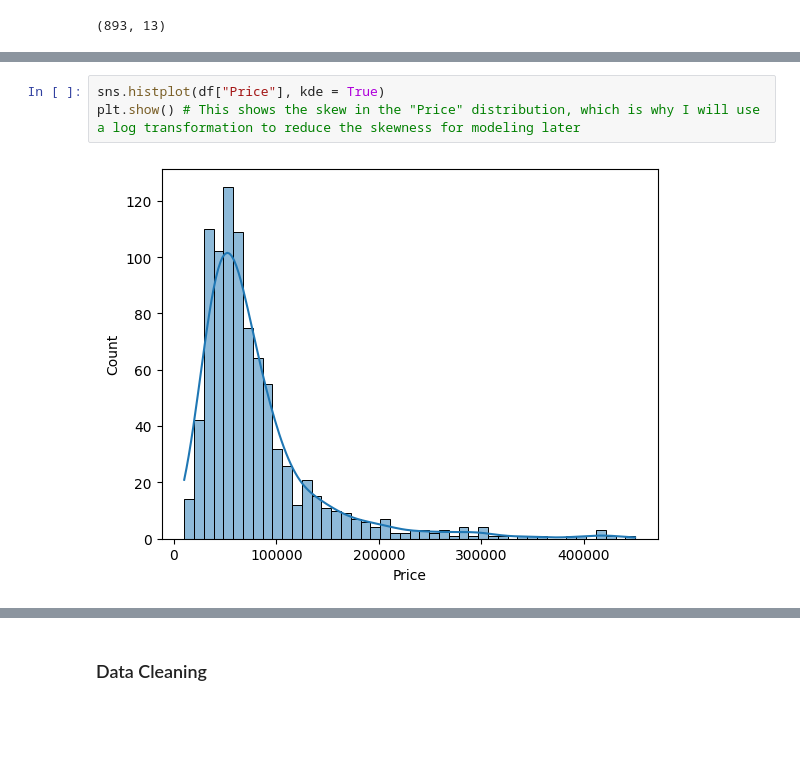
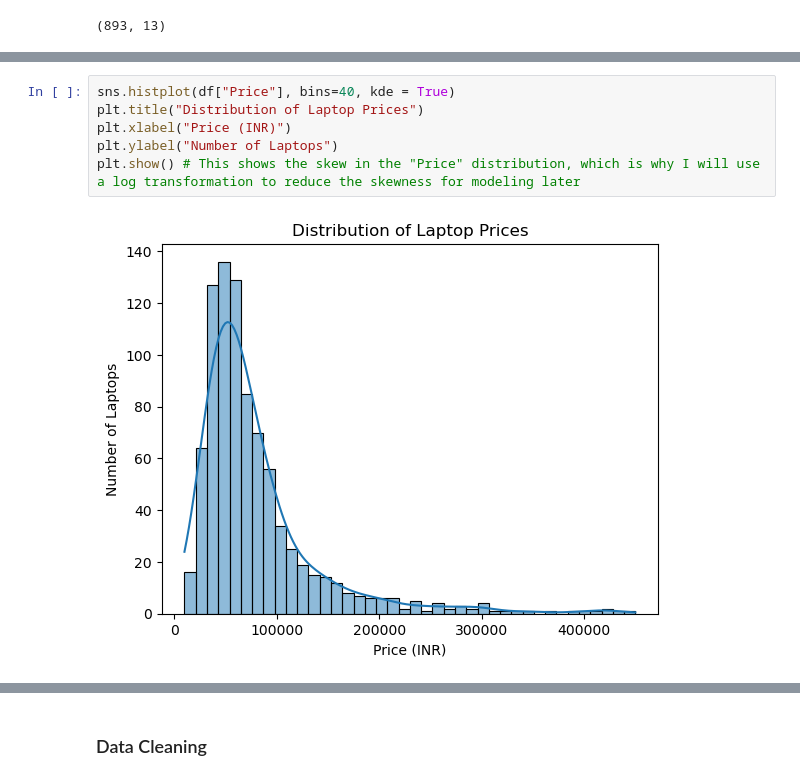
Before and after one commit to swjung333/Laptop_Price_Prediction_ML, a Jupyter notebook: laptop_price_analysis.ipynb, the cells around one changed output, grey strips where cells are left out. Drawn from its saved outputs; the diff is of its cells as text; blank space fills up the shorter version.

```diff
--- a/laptop_price_analysis.ipynb
+++ b/laptop_price_analysis.ipynb
@@ -69,7 +102,10 @@ df.describe()
 # %%
-sns.histplot(df["Price"], kde = True)
+sns.histplot(df["Price"], bins=40, kde = True)
+plt.title("Distribution of Laptop Prices")
+plt.xlabel("Price (INR)")
+plt.ylabel("Number of Laptops")
 plt.show() # This shows the skew in the "Price" distribution, which is why I will use a log transformation to reduce the skewness for modeling later
 # %% [output]
-[figure, old version]
+[figure, new version]
 # %%
 sns.scatterplot(x="Ram", y="Price", data=df)
```
Also changed, not shown: parts of 27 cells of this notebook.
